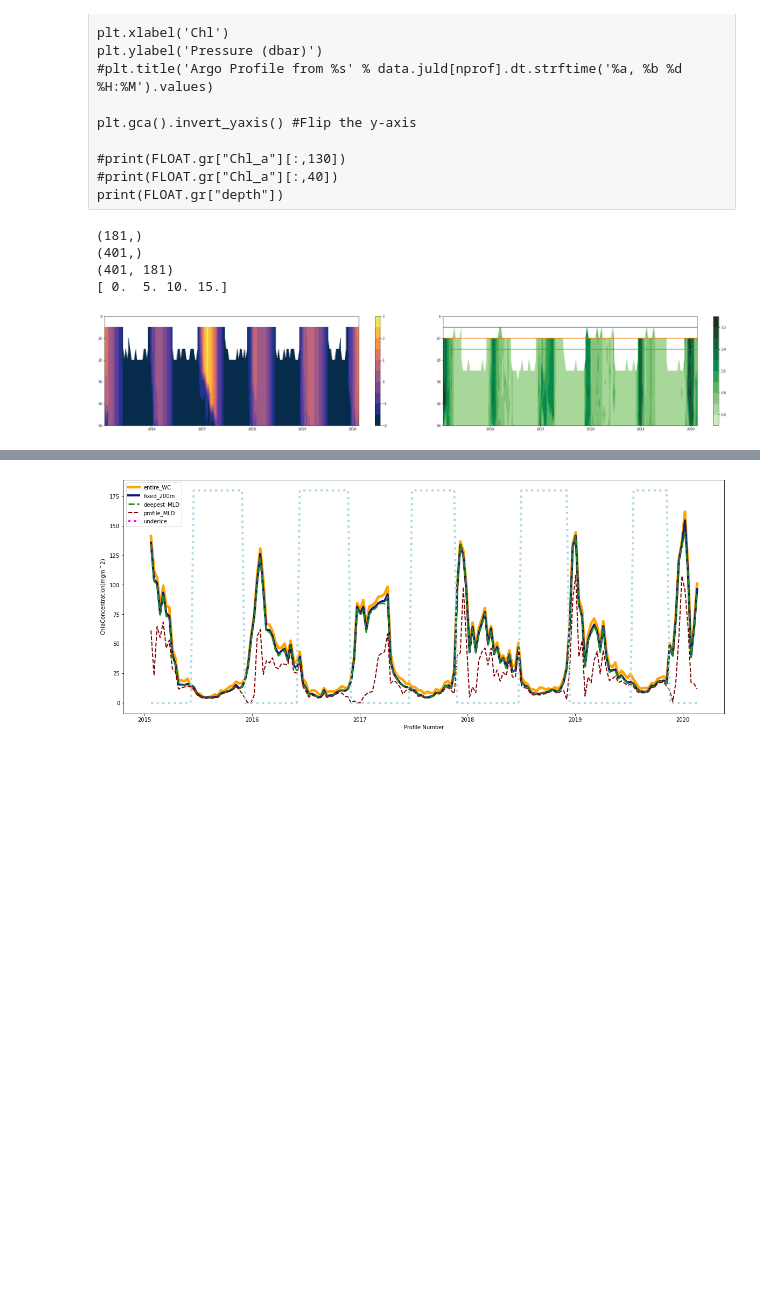
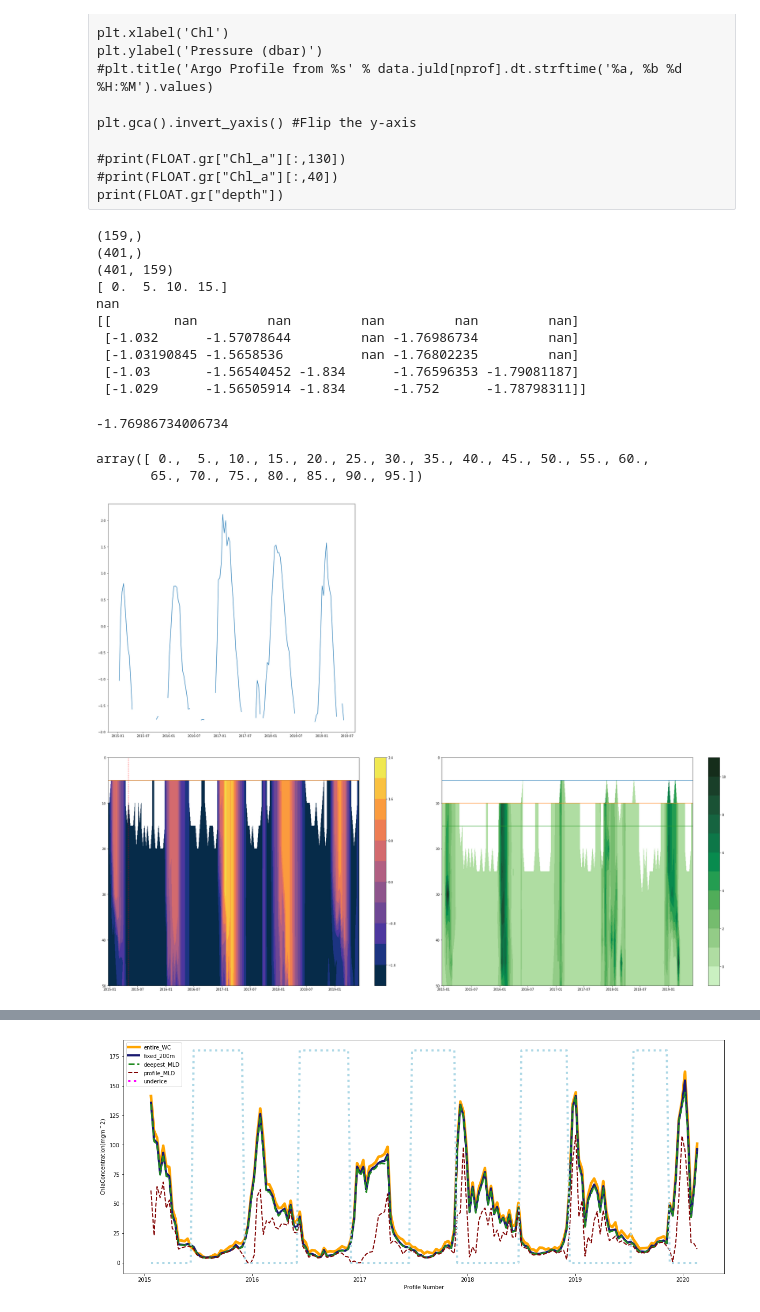
Before and after one commit to ClaraCDouglas/net_community_production, a Jupyter notebook: notebooks/FromBieito/UnderIceAnalysis.ipynb, the cells around one changed output, grey strips where cells are left out. Cells and saved outputs as stored; diff of their text form; code cells hidden in the pictures; blank space fills up the shorter version.

Commit message:
Changes made to underice detection function. Committing before combining into loop for all floats

```diff
--- a/notebooks/FromBieito/UnderIceAnalysis.ipynb
+++ b/notebooks/FromBieito/UnderIceAnalysis.ipynb
@@ -27,7 +27,7 @@ For a single float
 # %%
 file_folder = "../../data/raw/WGfloats/" # specify directory relative to location of notebook #SOCCOM_HiResQC_LIAR_21Dec2021_netcdf
                 # WGfloats
-float_number = "5904397" #7900918 #9094/5904471 #5904397
+float_number = "5904471" #7900918 #9094/5904471 #5904397
 
 files = sorted(glob.glob(file_folder+"/*"+float_number+"*.nc"))
 print(files)
@@ -306,33 +306,54 @@ plt.gca().invert_yaxis() #Flip the y-axis
 #print(FLOAT.gr["Chl_a"][:,40])
 print(FLOAT.gr["depth"])
 # %%
-fig = plt.figure(figsize = (30,18))
+fig = plt.figure(figsize = (30,38))
 ax0 = fig.add_axes([0.57,0.35,0.47,0.27])
 #num=np.arange(1,234,1)
 print(FLOAT.gr["date"].shape)
 print(FLOAT.gr["depth"].shape)
 print(FLOAT.gr["Chl_a"].shape)
 cfT=ax0.contourf(FLOAT.gr["date_dt"],FLOAT.gr["depth"][0:320],FLOAT.gr["Chl_a"][0:320],10, cmap = cmocean.cm.algae)
 ax0.set_ylim(0,50)
 plt.gca().invert_yaxis()
 cb = fig.colorbar(cfT)
 
 ax0.plot(FLOAT.gr["date_dt"],np.full(FLOAT.gr["date"].size,5)) #i=1
 ax0.plot(FLOAT.gr["date_dt"],np.full(FLOAT.gr["date"].size,10)) #i=2
 ax0.plot(FLOAT.gr["date_dt"],np.full(FLOAT.gr["date"].size,15)) #i=3
 
 
 ax1 = fig.add_axes([0.07,0.35,0.47,0.27])
 cfTT=ax1.contourf(FLOAT.gr["date_dt"],FLOAT.gr["depth"][0:320],FLOAT.gr["Temperature"][0:320],10, cmap = cmocean.cm.thermal)
 ax1.set_ylim(0,50)
 plt.gca().invert_yaxis()
 cb = fig.colorbar(cfTT)
 
-
+ax1.plot(FLOAT.gr["date_dt"],np.full(FLOAT.gr["date"].size,FLOAT.gr["depth"][1])) #i=1
+ax1.plot(FLOAT.gr["date_dt"],np.full(FLOAT.gr["date"].size,FLOAT.gr["depth"][1])) #i=1
+#ax1.axvline(x=FLOAT.gr["date_dt"][10], color='red', linestyle='--')
+#ax1.axvline(x=FLOAT.gr["date_dt"][11], color='red', linestyle='--')
+#ax1.axvline(x=FLOAT.gr["date_dt"][12], color='red', linestyle='--')
+ax1.axvline(x=FLOAT.gr["date_dt"][13], color='red', linestyle=':')
+#ax1.axvline(x=FLOAT.gr["date_dt"][14], color='red', linestyle='--')
 print(FLOAT.gr["depth"][0:4])
+print(FLOAT.gr["Chl_a"][0,1])#top 4 levels, profiles 10:18
+print(FLOAT.gr["Temperature"][0:5,10:15])#top 4 levels, profiles 10:18
+ax2 = fig.add_axes([0.07,0.65,0.37,0.27])
+ax2.plot(FLOAT.gr["date_dt"],FLOAT.gr["Temperature"][1,:])
+display(FLOAT.gr["Temperature"][1,13])#top 4 levels, profiles 10:18
+display(FLOAT.gr["depth"][0:20])#top 4 levels, profiles 10:18
 # %% [output]
-(181,)
+(159,)
 (401,)
-(401, 181)
+(401, 159)
 [ 0.  5. 10. 15.]
+nan
+[[        nan         nan         nan         nan         nan]
+ [-1.032      -1.57078644         nan -1.76986734         nan]
+ [-1.03190845 -1.5658536          nan -1.76802235         nan]
+ [-1.03       -1.56540452 -1.834      -1.76596353 -1.79081187]
+ [-1.029      -1.56505914 -1.834      -1.752      -1.78798311]]
+-1.76986734006734
+array([ 0.,  5., 10., 15., 20., 25., 30., 35., 40., 45., 50., 55., 60.,
+       65., 70., 75., 80., 85., 90., 95.])
-[figure, old version]
+[figure, new version]
```
Also changed, not shown: parts of 4 cells of this notebook, 1 other file.
